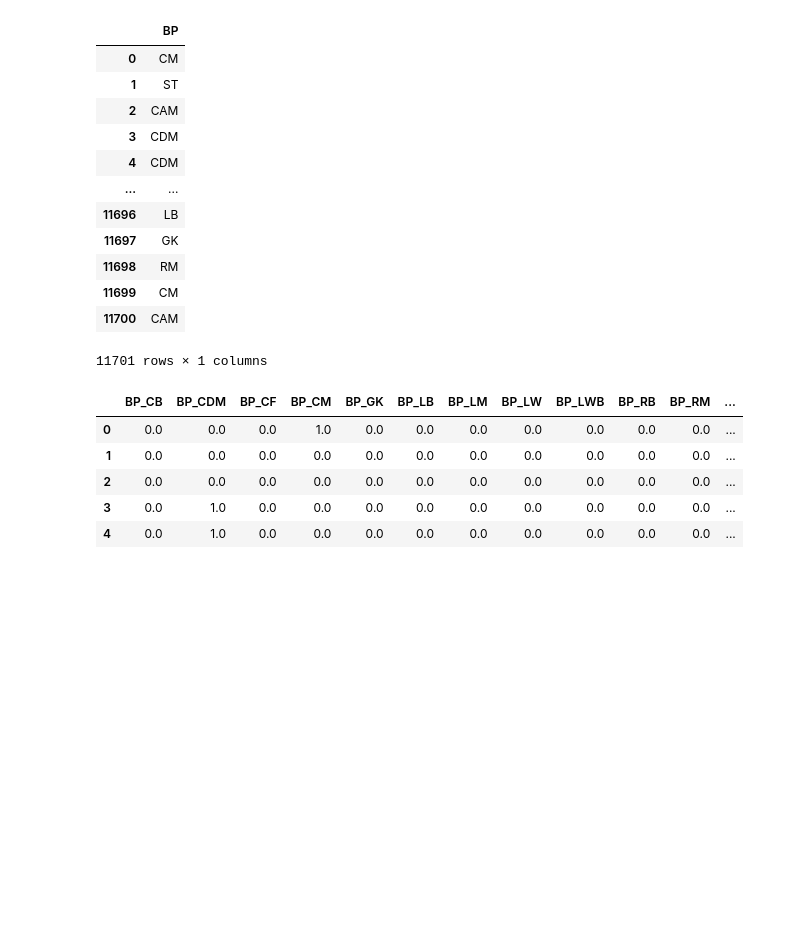
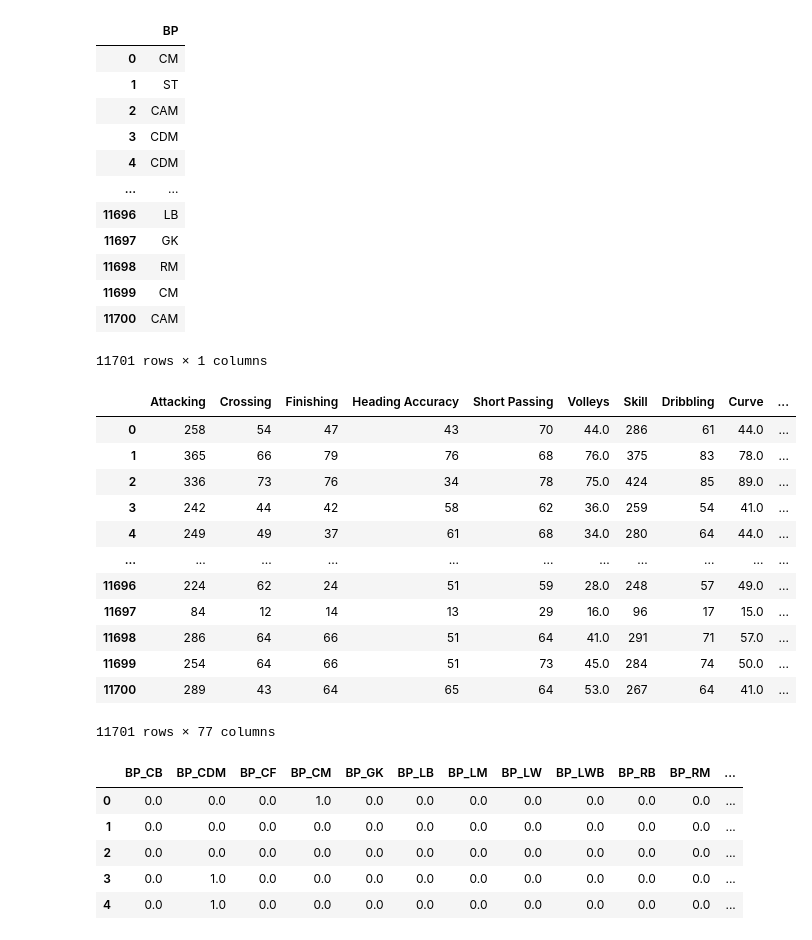
Before and after one commit to HeloisaBal/FIFA-PROJECT, a Jupyter notebook: 2.01 FIFA 21 PROJECT (I) - Finished.ipynb, the cells around one changed output. Drawn from its saved outputs; the diff is of its cells as text; code cells hidden in the pictures; blank space fills up the shorter version.

```diff
--- a/2.01 FIFA 21 PROJECT (I) - Finished.ipynb
+++ b/2.01 FIFA 21 PROJECT (I) - Finished.ipynb
@@ -283,6 +301,22 @@ X_cat
 | 11699 | CM |
 | 11700 | CAM |
 11701 rows × 1 columns
+# %%
+X_num
+# %% [output]
+|  | Attacking | Crossing | Finishing | Heading Accuracy | Short Passing | Volleys | Skill | Dribbling | Curve | ... |
+| 0 | 258 | 54 | 47 | 43 | 70 | 44.0 | 286 | 61 | 44.0 | ... |
+| 1 | 365 | 66 | 79 | 76 | 68 | 76.0 | 375 | 83 | 78.0 | ... |
+| 2 | 336 | 73 | 76 | 34 | 78 | 75.0 | 424 | 85 | 89.0 | ... |
+| 3 | 242 | 44 | 42 | 58 | 62 | 36.0 | 259 | 54 | 41.0 | ... |
+| 4 | 249 | 49 | 37 | 61 | 68 | 34.0 | 280 | 64 | 44.0 | ... |
+| ... | ... | ... | ... | ... | ... | ... | ... | ... | ... | ... |
+| 11696 | 224 | 62 | 24 | 51 | 59 | 28.0 | 248 | 57 | 49.0 | ... |
+| 11697 | 84 | 12 | 14 | 13 | 29 | 16.0 | 96 | 17 | 15.0 | ... |
+| 11698 | 286 | 64 | 66 | 51 | 64 | 41.0 | 291 | 71 | 57.0 | ... |
+| 11699 | 254 | 64 | 66 | 51 | 73 | 45.0 | 284 | 74 | 50.0 | ... |
+| 11700 | 289 | 43 | 64 | 65 | 64 | 53.0 | 267 | 64 | 41.0 | ... |
+11701 rows × 77 columns
 # %%
 from sklearn.preprocessing import OneHotEncoder
 encoder = OneHotEncoder(drop='first').fit(X_cat)
```
Also changed, not shown: parts of 30 cells of this notebook.
